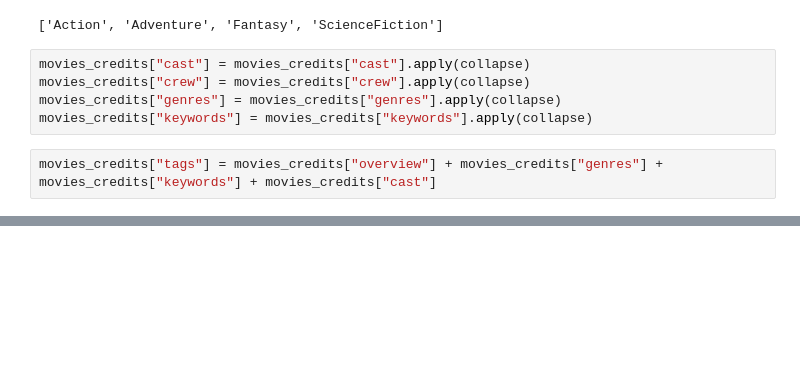
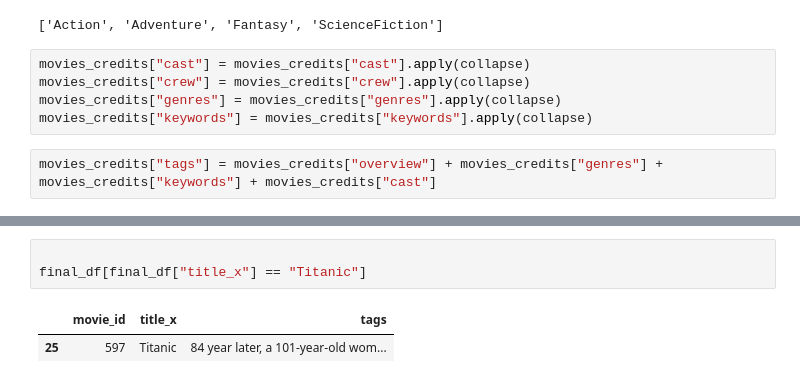
Before and after one commit to MoeedKhan-AMK/Applied-Data-Science, a Jupyter notebook: Machine Learning/recommendation system_ ML_class1.ipynb, the cells around one changed output, grey strips where cells are left out. Saved outputs shown, nothing was run; the diff lists cells and outputs as text; blank space fills up the shorter version.

```diff
--- a/Machine Learning/recommendation system_ ML_class1.ipynb
+++ b/Machine Learning/recommendation system_ ML_class1.ipynb
@@ -231,0 +322,6 @@ movies_credits["tags"] = movies_credits["overview"] + movies_credits["genres"] +
+# %%
+
+final_df[final_df["title_x"] == "Titanic"]
+# %% [output]
+|  | movie_id | title_x | tags |
+| 25 | 597 | Titanic | 84 year later, a 101-year-old wom... |
```
Also changed, not shown: parts of 19 cells of this notebook.
